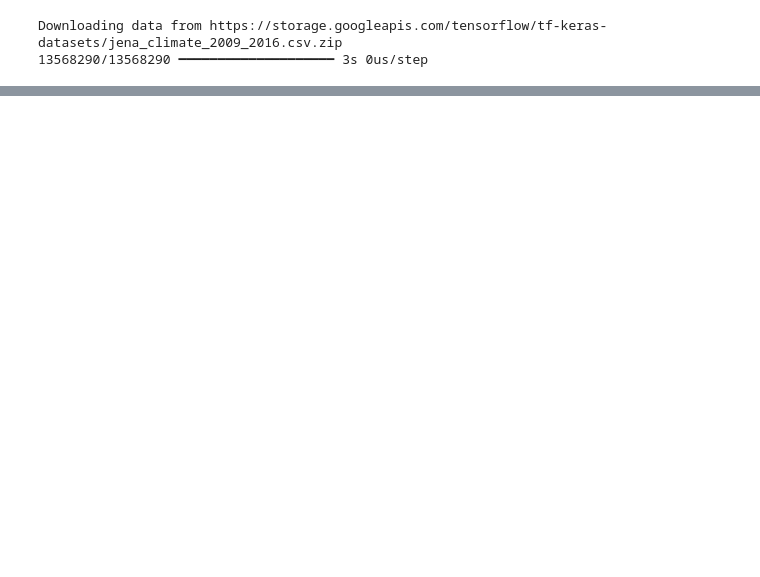
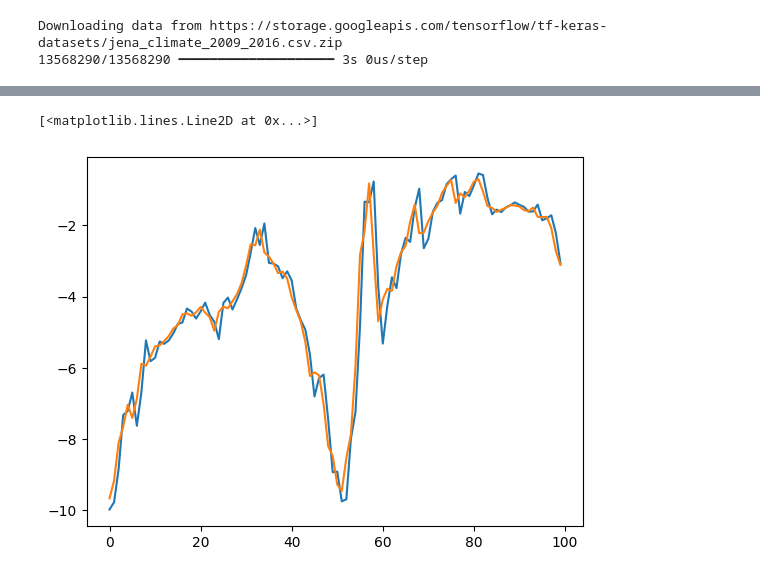
Before and after one commit to roozbeh442/transformers_code, a Jupyter notebook: test.ipynb, the cells around one changed output, grey strips where cells are left out. Drawn from its saved outputs; the diff is of its cells as text; code cells hidden in the pictures; blank space fills up the shorter version.

```diff
--- a/test.ipynb
+++ b/test.ipynb
@@ -40,0 +48,13 @@ df[:26]
+# %%
+from tensorflow.keras.models import Sequential
+from tensorflow.keras import layers
+from tensorflow.keras.callbacks import ModelCheckpoint
+from tensorflow.keras.losses import MeanSquaredError
+from tensorflow.keras.optimizers import Adam
+
+model1 = Sequential()
+model1.add(layers.InputLayer((5,1)))
+model1.add(layers.LSTM(64))
+model1.add(layers.Dense(8, 'relu'))
+model1.add(layers.Dense(1,'linear'))
+model1.summary()
@@ -40,0 +75,4 @@ df[:26]
+# %%
+cp = ModelCheckpoint('C:\\Users\\roozb\\.keras', save_best_only=True)
+model1.compile(loss=MeanSquaredError(), optimizer=Adam(learning_rate=0.0001))
+model1.fit(x_train,y_train, validation_data=(x_val,y_val), epochs=10)
@@ -40,0 +101,4 @@ df[:26]
+# %%
+train_predictions=model1.predict(x_train).flatten()
+train_results = pd.DataFrame(data={'train_predictions':train_predictions,'actuals':y_train})
+train_results
@@ -40,0 +120,7 @@ df[:26]
+# %%
+import matplotlib.pyplot as plt
+plt.plot(train_results['train_predictions'][:100])
+plt.plot(train_results['actuals'][:100])
+# %% [output]
+[<matplotlib.lines.Line2D at 0x...>]
+[figure, added]
```
Also changed, not shown: parts of 7 cells of this notebook.
